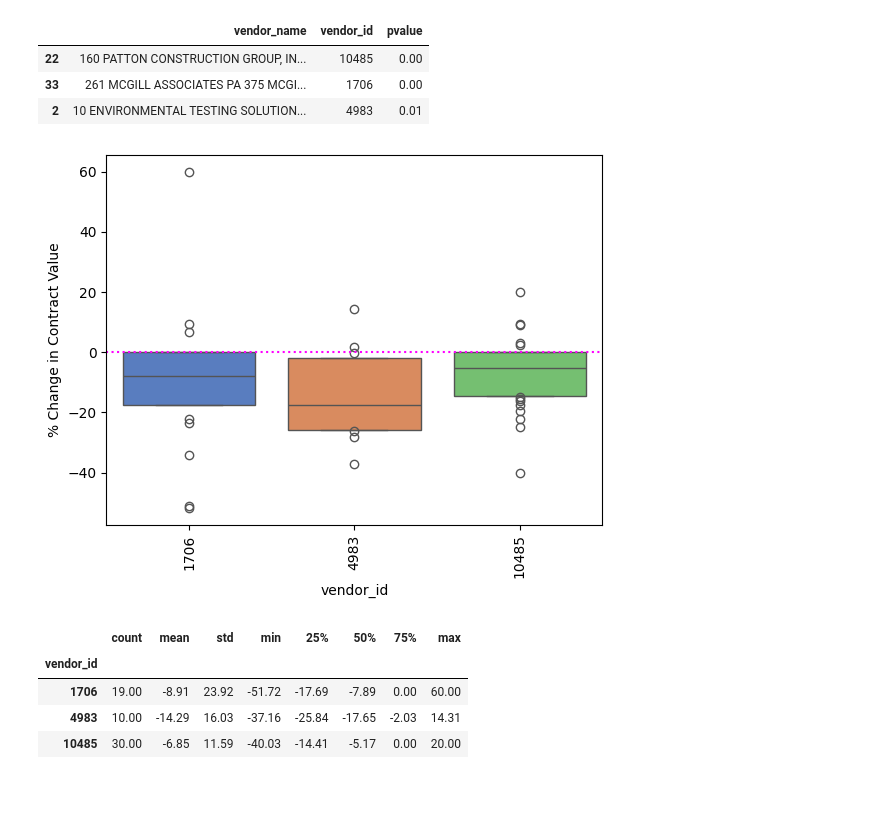
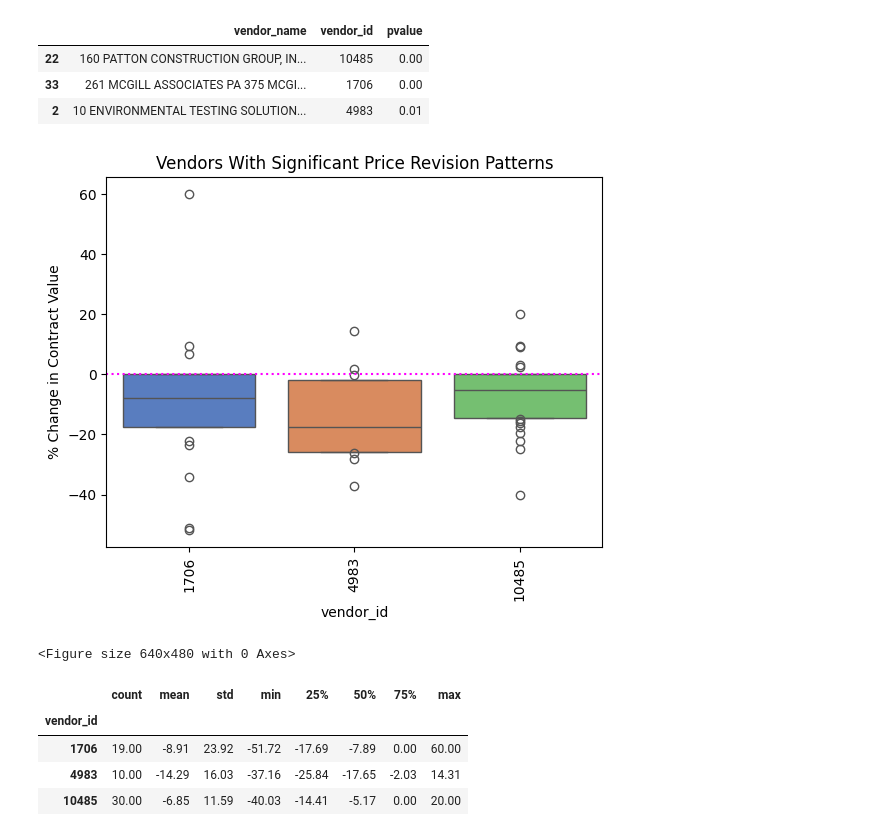
Before and after one commit to Ruskin-N-M/Expected-price-of-service-contracts---data-analysis, a Jupyter notebook: Contract_Vendor_Fraud_Detection.ipynb, the cells around one changed output. Cells and saved outputs as stored; diff of their text form; code cells hidden in the pictures; blank space fills up the shorter version.

```diff
--- a/Contract_Vendor_Fraud_Detection.ipynb
+++ b/Contract_Vendor_Fraud_Detection.ipynb
@@ -437,17 +444,19 @@ u_test_result_closed.head(3) #show the three statistically significant vendors
 # %%
 #graph the price change tendencies of the significant 3 vendors
 final_significant = u_test_result_closed[u_test_result_closed['vendor_id'].isin([10485, 1706, 4983])]
 
 flagged_vendor_mask = closed['vendor_id'].isin(final_significant['vendor_id'])
 graph_df = closed[flagged_vendor_mask]
 palette = sns.color_palette('muted')
 sns.boxplot(data=graph_df, x='vendor_id', y='%_changed', legend=False, palette=palette, hue='vendor_id', whis=0)
 plt.axhline(y=0, color='magenta', linestyle=':')
 plt.xticks(rotation=90)
 plt.ylabel('% Change in Contract Value')
+plt.title('Vendors With Significant Price Revision Patterns')
 plt.show()
 # %% [output]
-[figure, old version]
+[figure, new version]
+<Figure size 640x480 with 0 Axes>
 # %%
 #list the average % price change for each of the flagged vendors
 
```
Also changed, not shown: parts of 1 cell of this notebook.
